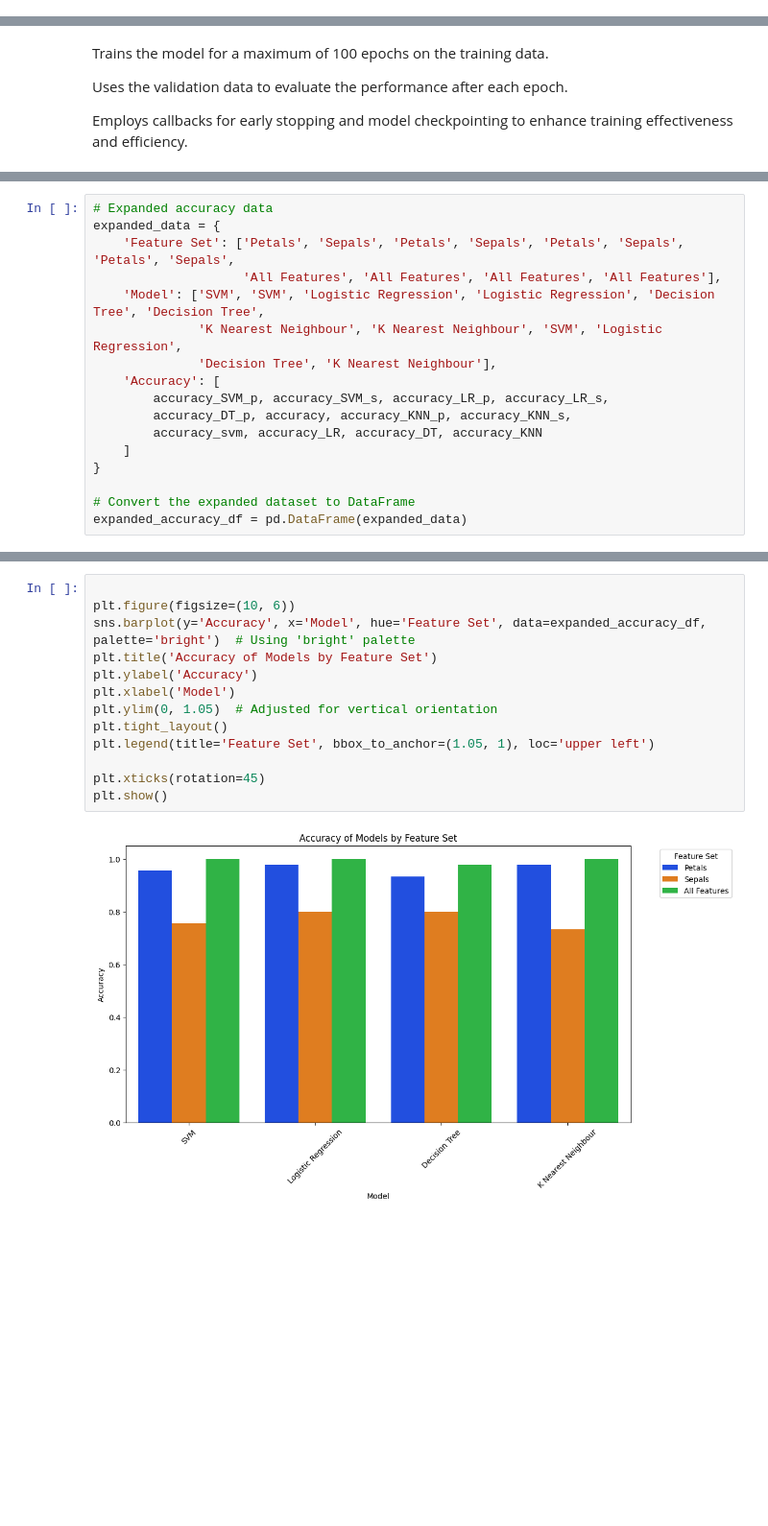
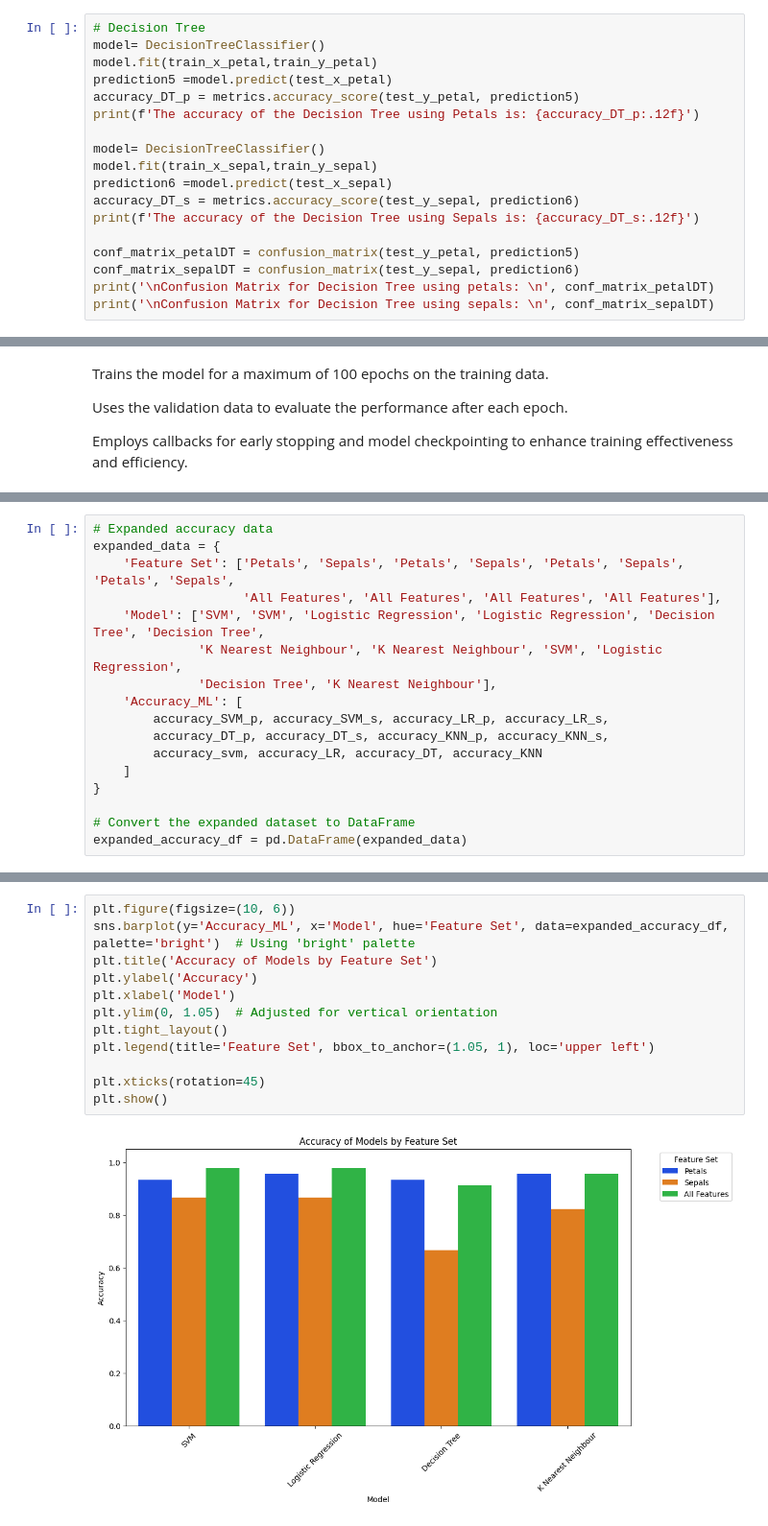
Before and after one commit to Enkhamgalan1230/CO559-ML-DL-Group-project, a Jupyter notebook: GroupProject_CO559.ipynb, the cells around one changed output, grey strips where cells are left out. Shown at 96% size. Saved outputs shown, nothing was run; the diff lists cells and outputs as text; blank space fills up the shorter version.

```diff
--- a/GroupProject_CO559.ipynb
+++ b/GroupProject_CO559.ipynb
@@ -309,0 +415,18 @@ The accuracy of the Decision Tree is: 0.977777777778
+# %%
+# Decision Tree
+model= DecisionTreeClassifier()
+model.fit(train_x_petal,train_y_petal)
+prediction5 =model.predict(test_x_petal)
+accuracy_DT_p = metrics.accuracy_score(test_y_petal, prediction5)
+print(f'The accuracy of the Decision Tree using Petals is: {accuracy_DT_p:.12f}')
+
+model= DecisionTreeClassifier()
+model.fit(train_x_sepal,train_y_sepal)
+prediction6 =model.predict(test_x_sepal)
+accuracy_DT_s = metrics.accuracy_score(test_y_sepal, prediction6)
+print(f'The accuracy of the Decision Tree using Sepals is: {accuracy_DT_s:.12f}')
+
+conf_matrix_petalDT = confusion_matrix(test_y_petal, prediction5)
+conf_matrix_sepalDT = confusion_matrix(test_y_sepal, prediction6)
+print('\nConfusion Matrix for Decision Tree using petals: \n', conf_matrix_petalDT)
+print('\nConfusion Matrix for Decision Tree using sepals: \n', conf_matrix_sepalDT)
@@ -763,9 +888,9 @@ expanded_data = {
     'Model': ['SVM', 'SVM', 'Logistic Regression', 'Logistic Regression', 'Decision Tree', 'Decision Tree',
               'K Nearest Neighbour', 'K Nearest Neighbour', 'SVM', 'Logistic Regression',
               'Decision Tree', 'K Nearest Neighbour'],
-    'Accuracy': [
+    'Accuracy_ML': [
         accuracy_SVM_p, accuracy_SVM_s, accuracy_LR_p, accuracy_LR_s,
-        accuracy_DT_p, accuracy, accuracy_KNN_p, accuracy_KNN_s,
+        accuracy_DT_p, accuracy_DT_s, accuracy_KNN_p, accuracy_KNN_s,
         accuracy_svm, accuracy_LR, accuracy_DT, accuracy_KNN
     ]
 }
@@ -775,15 +916,14 @@ expanded_accuracy_df = pd.DataFrame(expanded_data)
 # %%
-
 plt.figure(figsize=(10, 6))
-sns.barplot(y='Accuracy', x='Model', hue='Feature Set', data=expanded_accuracy_df, palette='bright')  # Using 'bright' palette
+sns.barplot(y='Accuracy_ML', x='Model', hue='Feature Set', data=expanded_accuracy_df, palette='bright')  # Using 'bright' palette
 plt.title('Accuracy of Models by Feature Set')
 plt.ylabel('Accuracy')
 plt.xlabel('Model')
 plt.ylim(0, 1.05)  # Adjusted for vertical orientation
 plt.tight_layout()
 plt.legend(title='Feature Set', bbox_to_anchor=(1.05, 1), loc='upper left')
 
 plt.xticks(rotation=45)
 plt.show()
 # %% [output]
-[figure, old version]
+[figure, new version]
```
Also changed, not shown: parts of 60 cells of this notebook.
